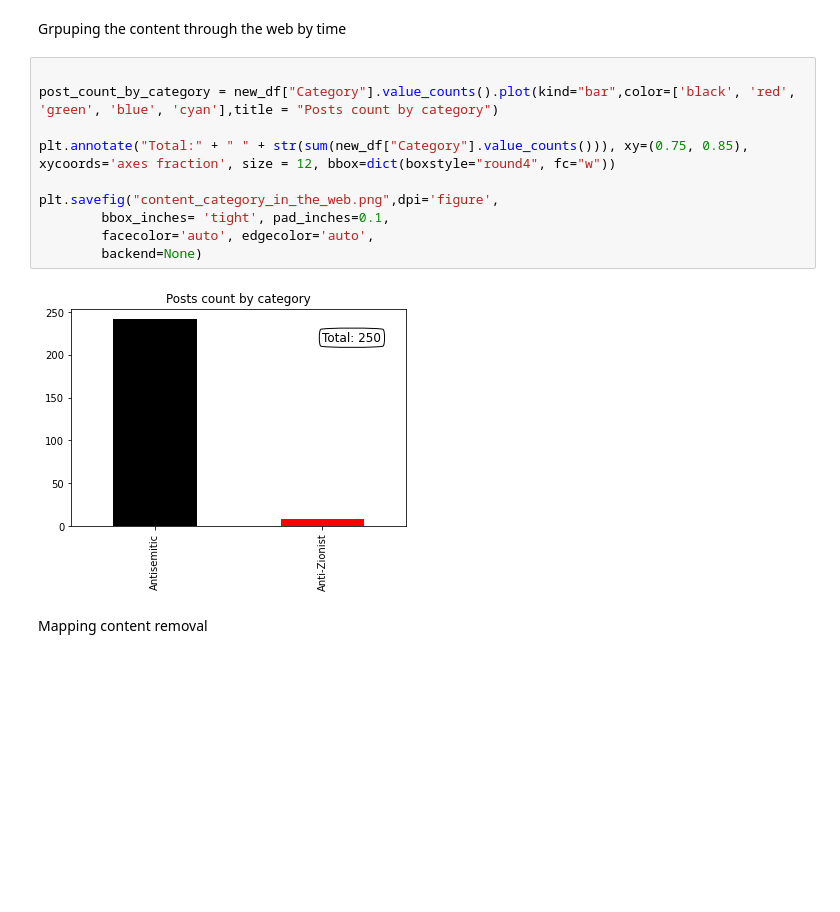
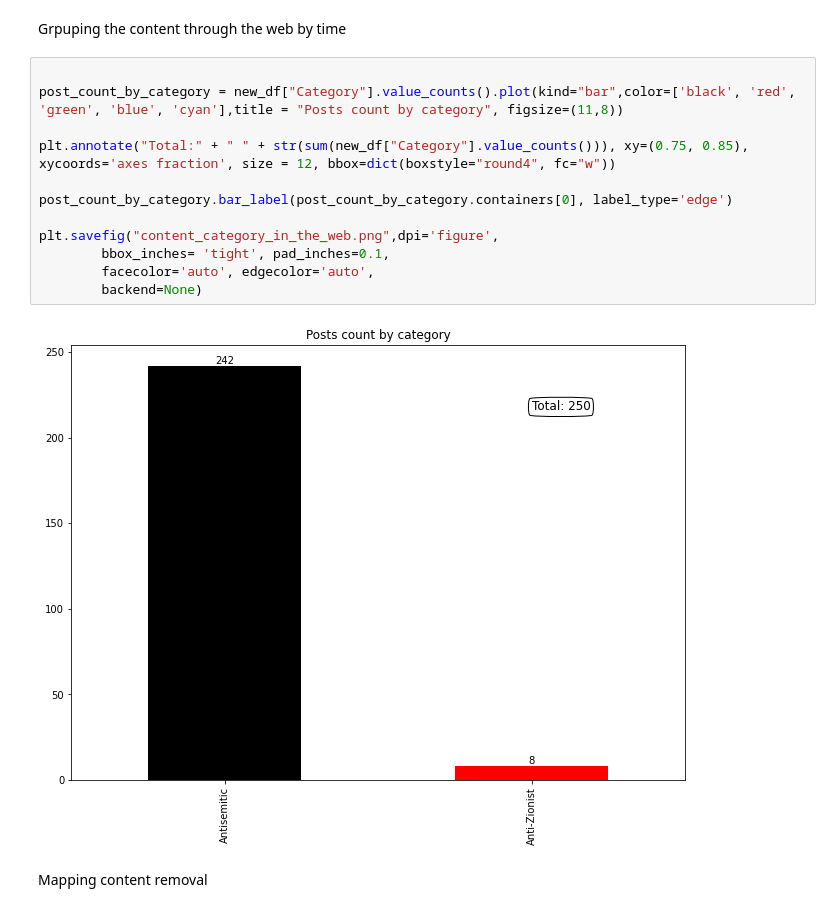
Before and after one commit to zackb124/Data-analysis-project-FOA, a Jupyter notebook: report for media/report for media.ipynb, the cells around one changed output. Cells and saved outputs as stored; diff of their text form; blank space fills up the shorter version.

```diff
--- a/report for media/report for media.ipynb
+++ b/report for media/report for media.ipynb
@@ -27,16 +27,18 @@ new_df = clean_data (xl,first_day,last_day)
 Grpuping the content through the web by time
 # %%
 
-post_count_by_category = new_df["Category"].value_counts().plot(kind="bar",color=['black', 'red', 'green', 'blue', 'cyan'],title = "Posts count by category")
+post_count_by_category = new_df["Category"].value_counts().plot(kind="bar",color=['black', 'red', 'green', 'blue', 'cyan'],title = "Posts count by category", figsize=(11,8))
 
 plt.annotate("Total:" + " " + str(sum(new_df["Category"].value_counts())), xy=(0.75, 0.85), xycoords='axes fraction', size = 12, bbox=dict(boxstyle="round4", fc="w"))
+
+post_count_by_category.bar_label(post_count_by_category.containers[0], label_type='edge')
 
 plt.savefig("content_category_in_the_web.png",dpi='figure',
         bbox_inches= 'tight', pad_inches=0.1,
         facecolor='auto', edgecolor='auto',
         backend=None)
 # %% [output]
-[figure, old version]
+[figure, new version]
 # %% [markdown]
 Mapping content removal
 # %%
```
Also changed, not shown: parts of 1 cell of this notebook, 12 other files.
